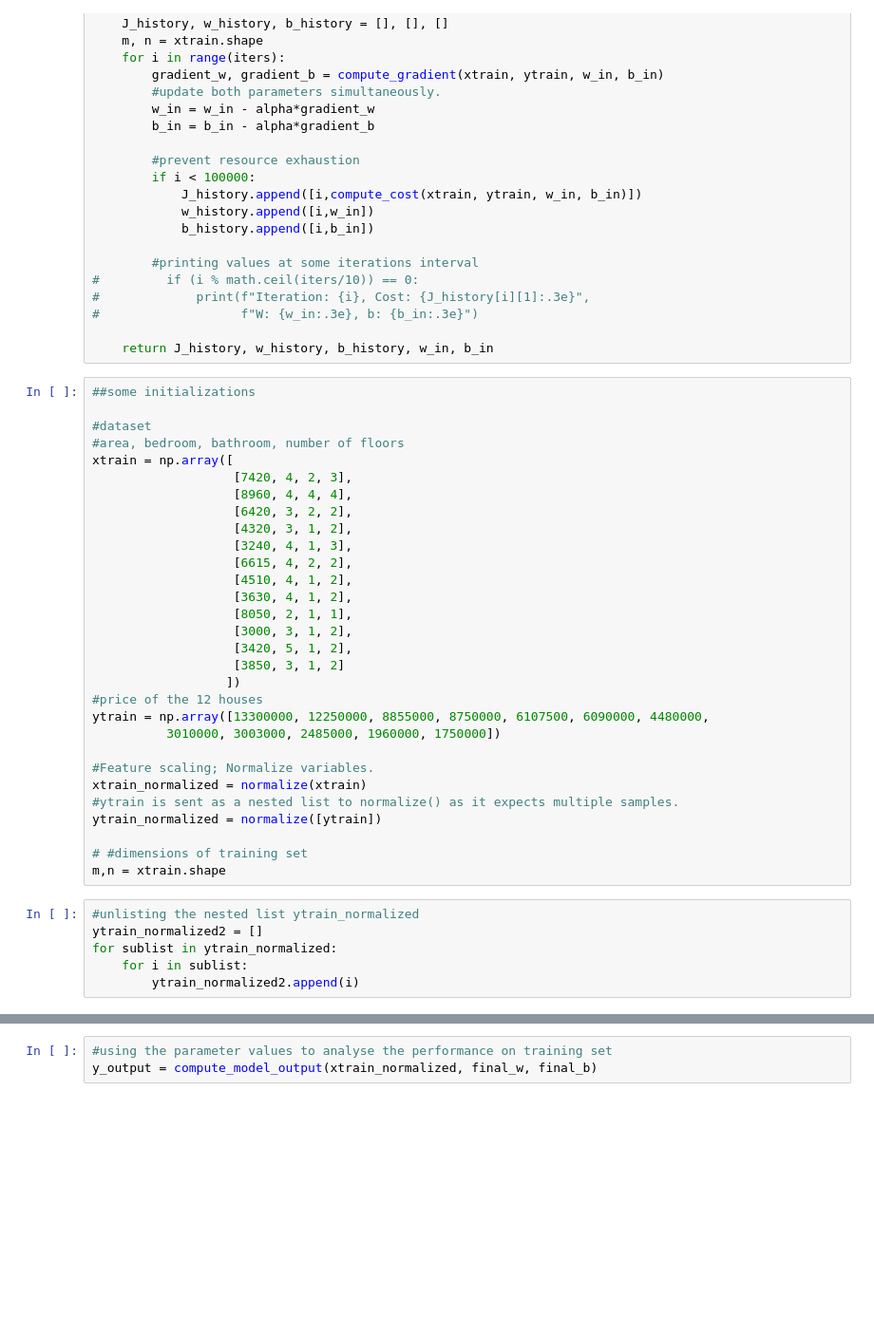
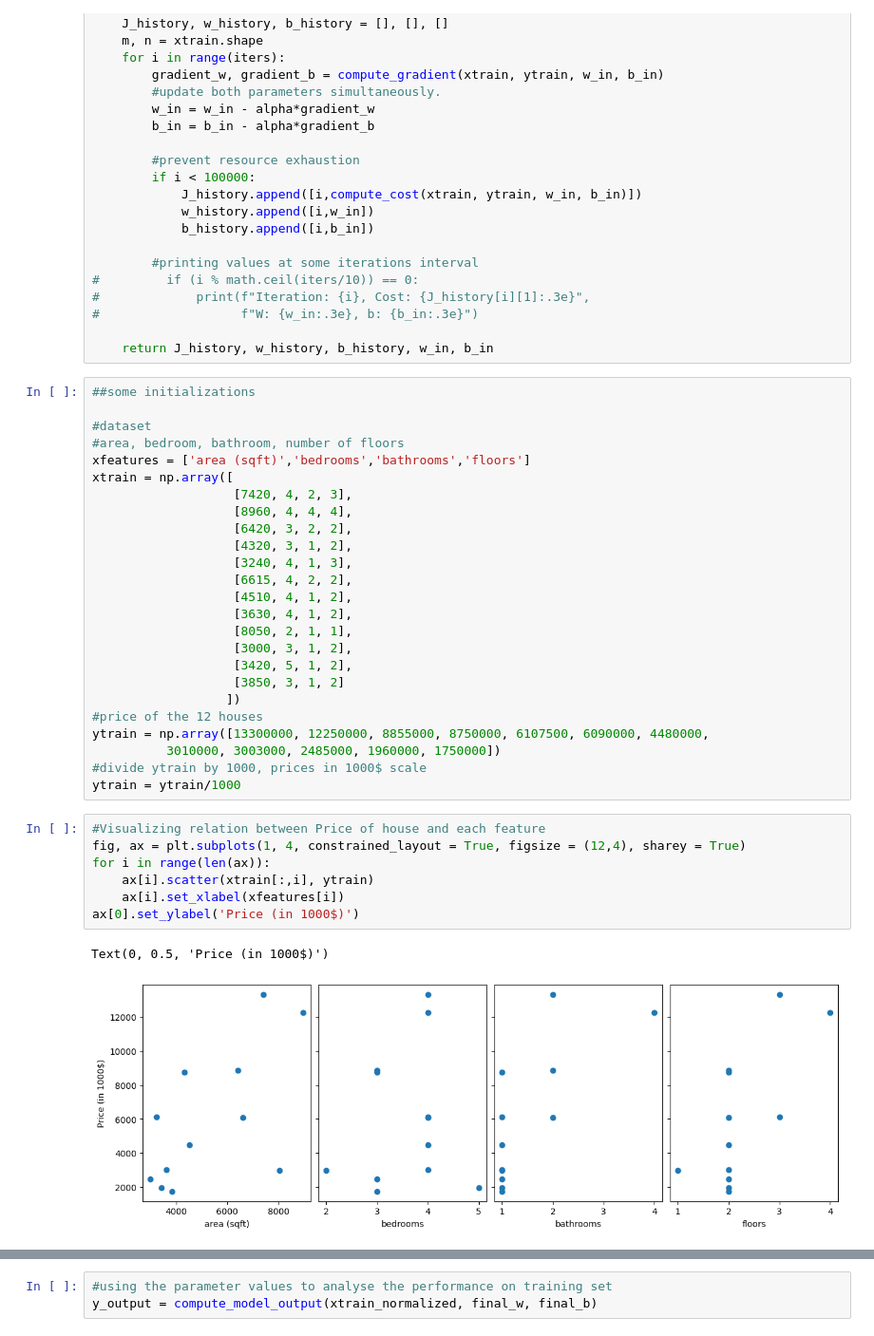
Before and after one commit to Cshefali/ML-Algorithms-Implementation, a Jupyter notebook: Python/Linear Regression/multiple_linear_regression.ipynb, the cells around one changed output, grey strips where cells are left out. Shown: that part at 95% size. Cells and saved outputs as stored; diff of their text form; blank space fills up the shorter version.

Commit message:
add housing data- Multiple Lin Reg implementation

```diff
--- a/Python/Linear Regression/multiple_linear_regression.ipynb
+++ b/Python/Linear Regression/multiple_linear_regression.ipynb
@@ -138,6 +138,7 @@ def gradient_descent(xtrain, ytrain, w, b, alpha, iters, compute_cost, compute_g
 
 #dataset
 #area, bedroom, bathroom, number of floors
+xfeatures = ['area (sqft)','bedrooms','bathrooms','floors']
 xtrain = np.array([
                    [7420, 4, 2, 3],
                    [8960, 4, 4, 4],
@@ -155,17 +156,15 @@ xtrain = np.array([
 #price of the 12 houses
 ytrain = np.array([13300000, 12250000, 8855000, 8750000, 6107500, 6090000, 4480000,
           3010000, 3003000, 2485000, 1960000, 1750000])
-
-#Feature scaling; Normalize variables.
-xtrain_normalized = normalize(xtrain)
-#ytrain is sent as a nested list to normalize() as it expects multiple samples.
-ytrain_normalized = normalize([ytrain])
-
-# #dimensions of training set
-m,n = xtrain.shape
+#divide ytrain by 1000, prices in 1000$ scale
+ytrain = ytrain/1000
-# %%
-#unlisting the nested list ytrain_normalized
-ytrain_normalized2 = []
-for sublist in ytrain_normalized:
-    for i in sublist:
-        ytrain_normalized2.append(i)
+# %%
+#Visualizing relation between Price of house and each feature
+fig, ax = plt.subplots(1, 4, constrained_layout = True, figsize = (12,4), sharey = True)
+for i in range(len(ax)):
+    ax[i].scatter(xtrain[:,i], ytrain)
+    ax[i].set_xlabel(xfeatures[i])
+ax[0].set_ylabel('Price (in 1000$)')
+# %% [output]
+Text(0, 0.5, 'Price (in 1000$)')
+[figure, added]
```
Also changed, not shown: parts of 7 cells of this notebook, 3 other files.
